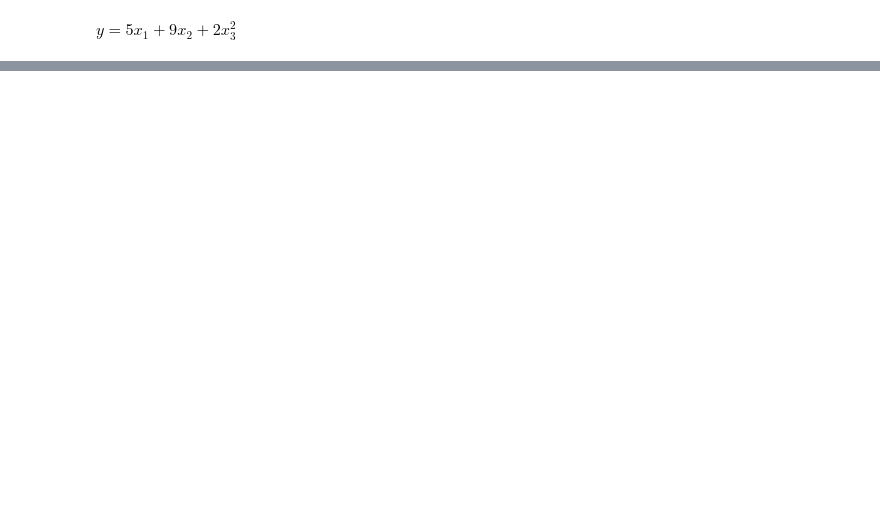
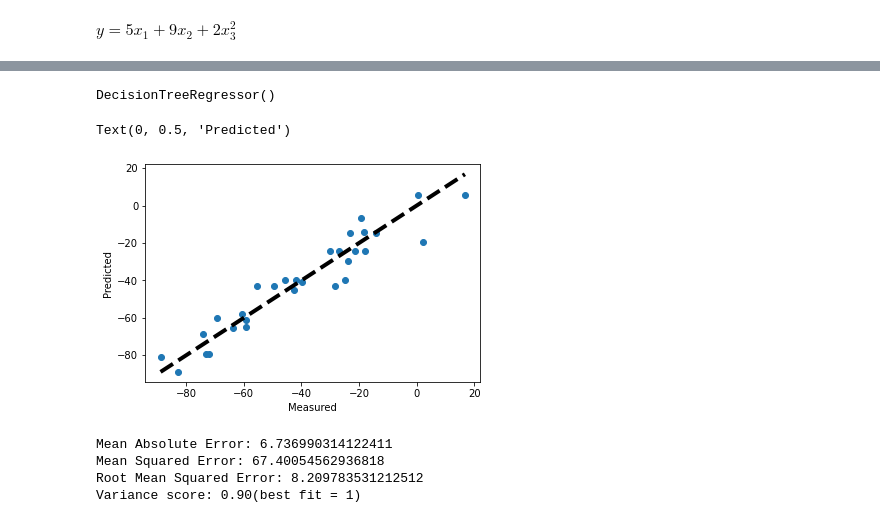
Before and after one commit to gitony0101/homework, a Jupyter notebook: HW6 540.ipynb, the cells around one changed output, grey strips where cells are left out. Drawn from its saved outputs; the diff is of its cells as text; code cells hidden in the pictures; blank space fills up the shorter version.

```diff
--- a/HW6 540.ipynb
+++ b/HW6 540.ipynb
@@ -102,0 +102,5 @@ astype('int')
+# %%
+from sklearn.tree import DecisionTreeClassifier
+classifier = DecisionTreeClassifier()
+classifier.fit(x_train, y_train.astype('int'))
+y_pred = classifier.predict(x_test)
@@ -102,0 +111,8 @@ astype('int')
+# %%
+from sklearn.tree import DecisionTreeRegressor
+regressor = DecisionTreeRegressor()
+regressor.fit(x_train, y_train)
+# %% [output]
+DecisionTreeRegressor()
+# %%
+y_pred = regressor.predict(x_test)
@@ -102,0 +122,20 @@ astype('int')
+# %%
+fig, ax = plt.subplots()
+ax.scatter(y_test, y_pred)
+ax.plot([y_test.min(), y_test.max()], [y_test.min(), y_test.max()], 'k--', lw=4)
+ax.set_xlabel('Measured')
+ax.set_ylabel('Predicted')
+# %% [output]
+Text(0, 0.5, 'Predicted')
+[figure, added]
+# %%
+from sklearn import metrics
+print('Mean Absolute Error:', metrics.mean_absolute_error(y_test, y_pred))
+print('Mean Squared Error:', metrics.mean_squared_error(y_test, y_pred))
+print('Root Mean Squared Error:', np.sqrt(metrics.mean_squared_error(y_test, y_pred)))
+print('Variance score: %.2f(best fit = 1)' % r2_score(y_test, y_pred))
+# %% [output]
+Mean Absolute Error: 6.736990314122411
+Mean Squared Error: 67.40054562936818
+Root Mean Squared Error: 8.209783531212512
+Variance score: 0.90(best fit = 1)
```
Also changed, not shown: parts of 15 cells of this notebook, 1 other file.
